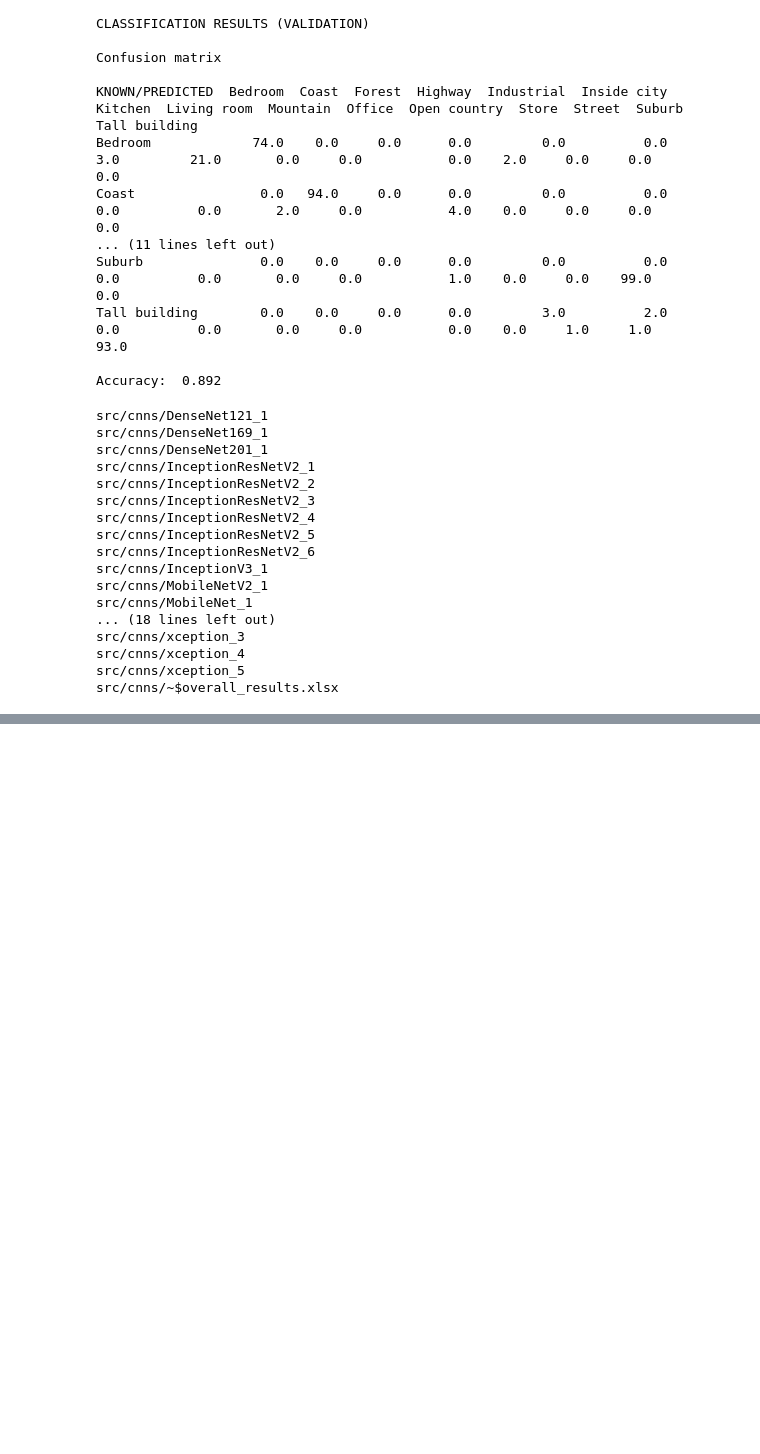
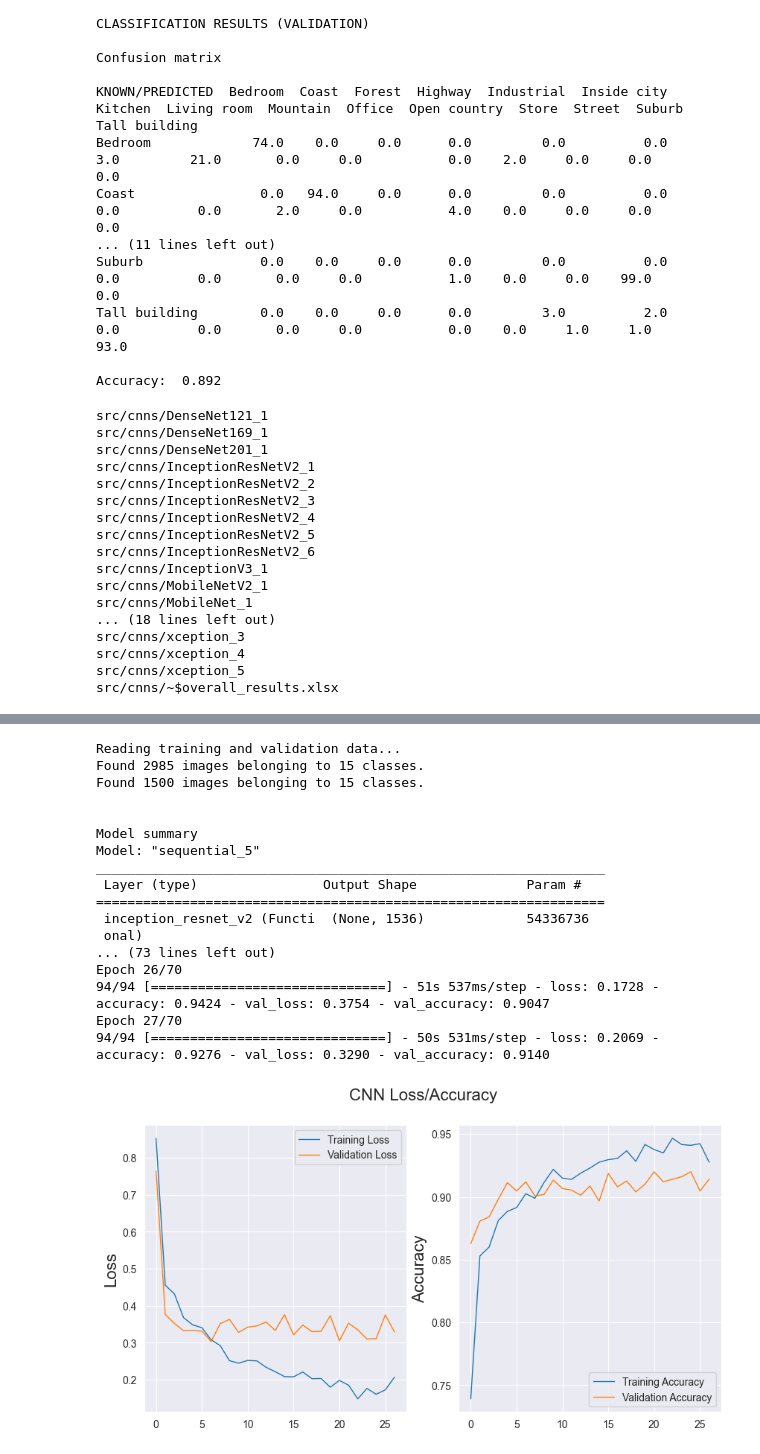
Before and after one commit to dieguisgs/ml2-deep-learning, a Jupyter notebook: 2-CNN.ipynb, the cells around one changed output, grey strips where cells are left out. Cells and saved outputs as stored; diff of their text form; code cells hidden in the pictures; blank space fills up the shorter version.

```diff
--- a/2-CNN.ipynb
+++ b/2-CNN.ipynb
@@ -2535,0 +2790,32 @@ cnn_34.save()
+# %%
+cnn_38 = CNN(base_model='InceptionResNetV2', model_name='InceptionResNetV2_11')
+
+cnn_38.add(tf.keras.layers.Dense(4096, activation='relu'))
+cnn_38.add(tf.keras.layers.Dropout(0.1))
+cnn_38.add(tf.keras.layers.BatchNormalization())
+cnn_38.add(tf.keras.layers.Dense(4096, activation='relu'))
+cnn_38.add(tf.keras.layers.Dropout(0.1))
+cnn_38.add(tf.keras.layers.BatchNormalization())
+cnn_38.add(tf.keras.layers.Dense(15, activation='softmax'))
+
+cnn_38.train(training_dir, validation_dir, epochs=70, early_stopping_patience=20)
+cnn_38.save()
+# %% [output]
+Reading training and validation data...
+Found 2985 images belonging to 15 classes.
+Found 1500 images belonging to 15 classes.
+
+
+Model summary
+Model: "sequential_5"
+_________________________________________________________________
+ Layer (type)                Output Shape              Param #
+=================================================================
+ inception_resnet_v2 (Functi  (None, 1536)             54336736
+ onal)
+... (73 lines left out)
+Epoch 26/70
+94/94 [==============================] - 51s 537ms/step - loss: 0.1728 - accuracy: 0.9424 - val_loss: 0.3754 - val_accuracy: 0.9047
+Epoch 27/70
+94/94 [==============================] - 50s 531ms/step - loss: 0.2069 - accuracy: 0.9276 - val_loss: 0.3290 - val_accuracy: 0.9140
+[figure, added]
```
Also changed, not shown: parts of 35 cells of this notebook, 2 other files.
